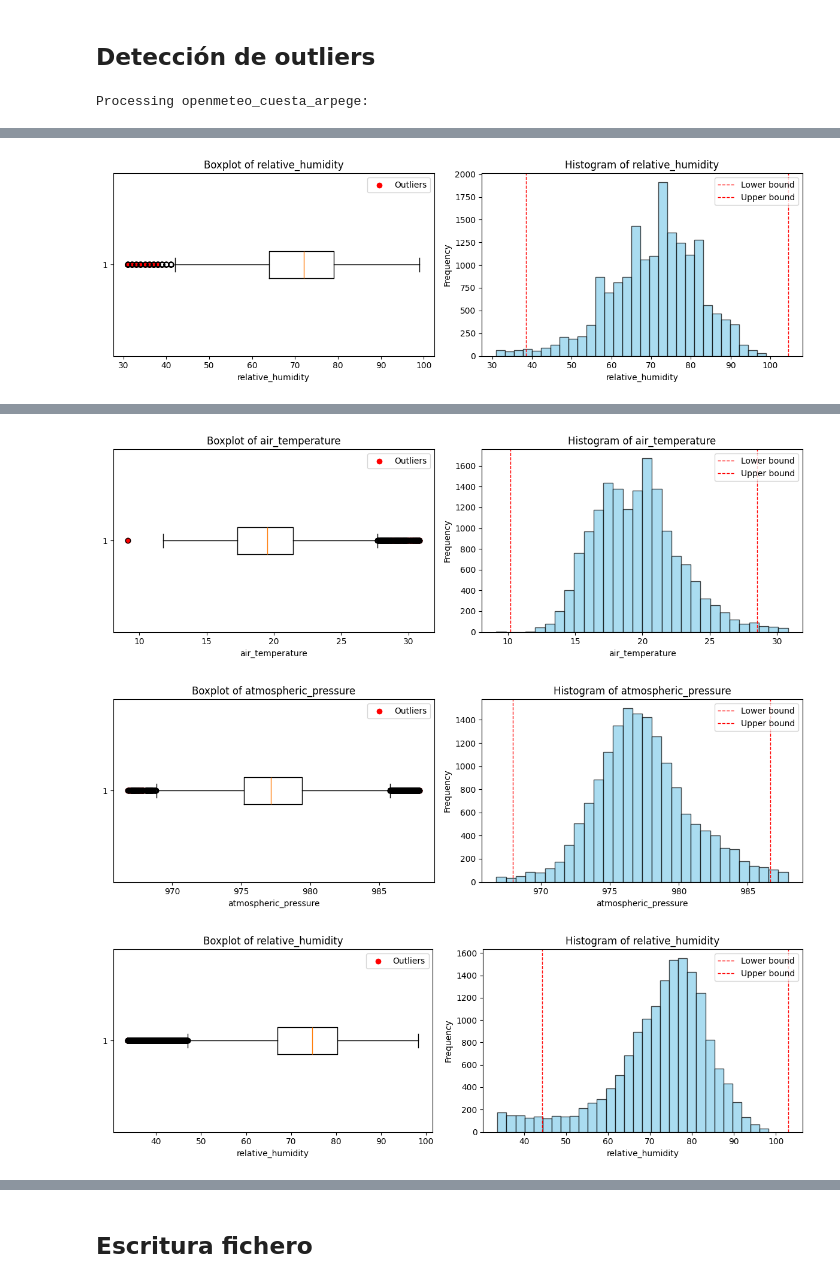
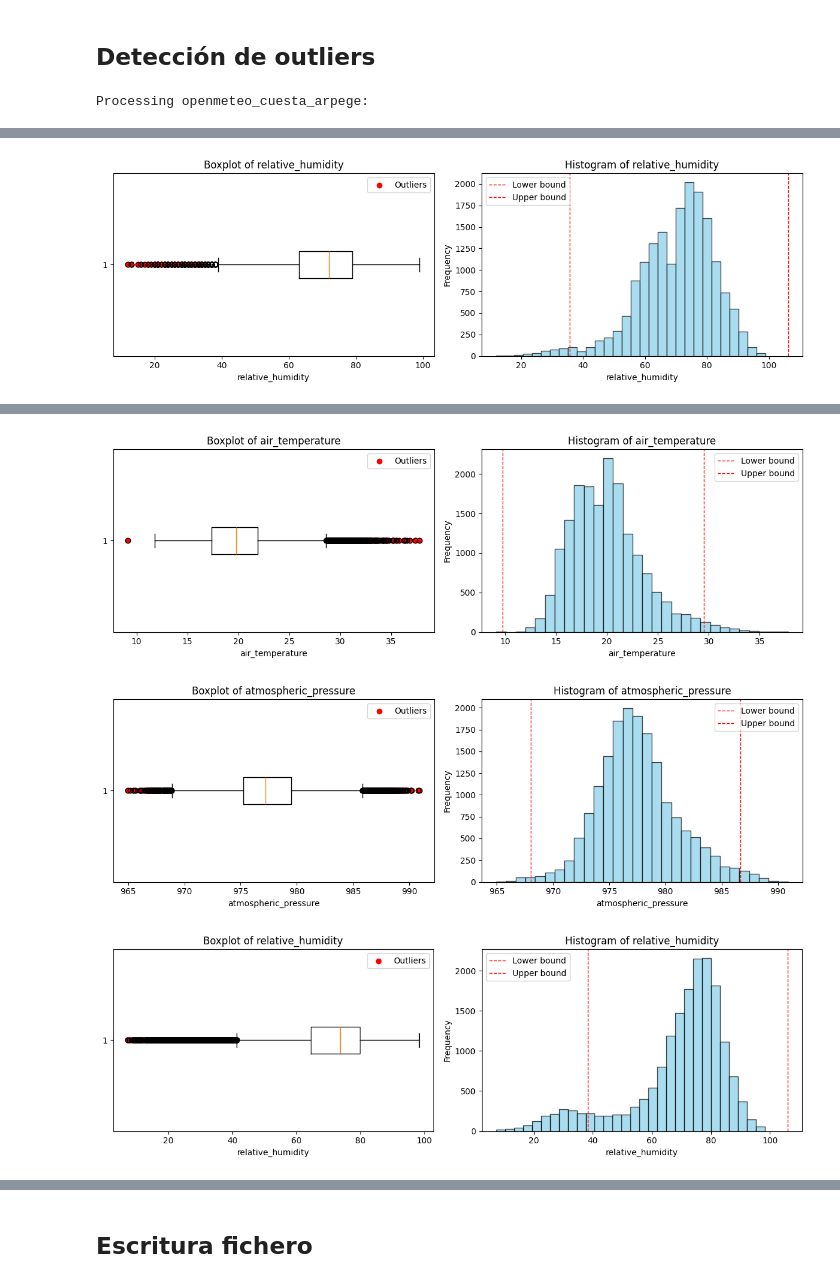
Before and after one commit to jose-r-morera/TFG_Time_Series_Forecast, a Jupyter notebook: tratamiento_datos/analisis_cuesta.ipynb, the cells around one changed output, grey strips where cells are left out. Cells and saved outputs as stored; diff of their text form; code cells hidden in the pictures.

```diff
--- a/tratamiento_datos/analisis_cuesta.ipynb
+++ b/tratamiento_datos/analisis_cuesta.ipynb
@@ -156,7 +156,7 @@ Missing hours in grafcan_cuesta after resampling:
 # %%
 # Cubic Spline Interpolation Algorithm
 
-def cubic_spline_interpolation(df):
+def pchip_interpolation(df):
  # Convert datetime index to a numeric format (Unix timestamp in seconds)
     numeric_index = df.index.astype(np.int64) // 10**9
 
@@ -179,7 +179,7 @@ def cubic_spline_interpolation(df):
 # %%
 for file_key, df_hourly in dataframes.items():
     # Perform cubic spline interpolation on the dataframe
-    cubic_spline_interpolation(df_hourly)
+    pchip_interpolation(df_hourly)
 # %% [markdown]
 ## Comparativa datasets predicciones
 # %%
@@ -345,8 +345,8 @@ for file_key, df_hourly in dataframes.items():
         all_outlier_indices.update(indices)
 
     # Remove rows with any detected outlier
-    df_clean = df_hourly.drop(list(all_outlier_indices))
-    dataframes[file_key] = df_clean
+    # df_clean = df_hourly.drop(list(all_outlier_indices))
+    # dataframes[file_key] = df_clean
 
     print(f"Removed {len(all_outlier_indices)} rows with outliers from {file_key}.\n")
 # %% [output]
@@ -365,3 +365,3 @@ Processing openmeteo_cuesta_icon:
-[figure, old version]
+[figure, new version]
   air_temperature outlier row indices: [Timestamp('2023-06-27 15:00:00+0000', tz='UTC'), Timestamp('2023-06-28 12:00:00+0000', tz='UTC'), Timestamp('2023-06-28 13:00:00+0000', tz='UTC'), Timestamp('20 ...
   atmospheric_pressure outlier row indices: [Timestamp('2023-04-17 04:00:00+0000', tz='UTC'), Timestamp('2023-04-17 05:00:00+0000', tz='UTC'), Timestamp('2023-04-17 06:00:00+0000', tz='UTC'), Timestam ...
@@ -370,5 +370,5 @@ Removed 533 rows with outliers from openmeteo_cuesta_icon.
 
 Processing grafcan_cuesta:
-[figure, old version]
+[figure, new version]
-[figure, old version]
+[figure, new version]
-[figure, old version]
+[figure, new version]
```
Also changed, not shown: parts of 11 cells of this notebook, 21 other files.
